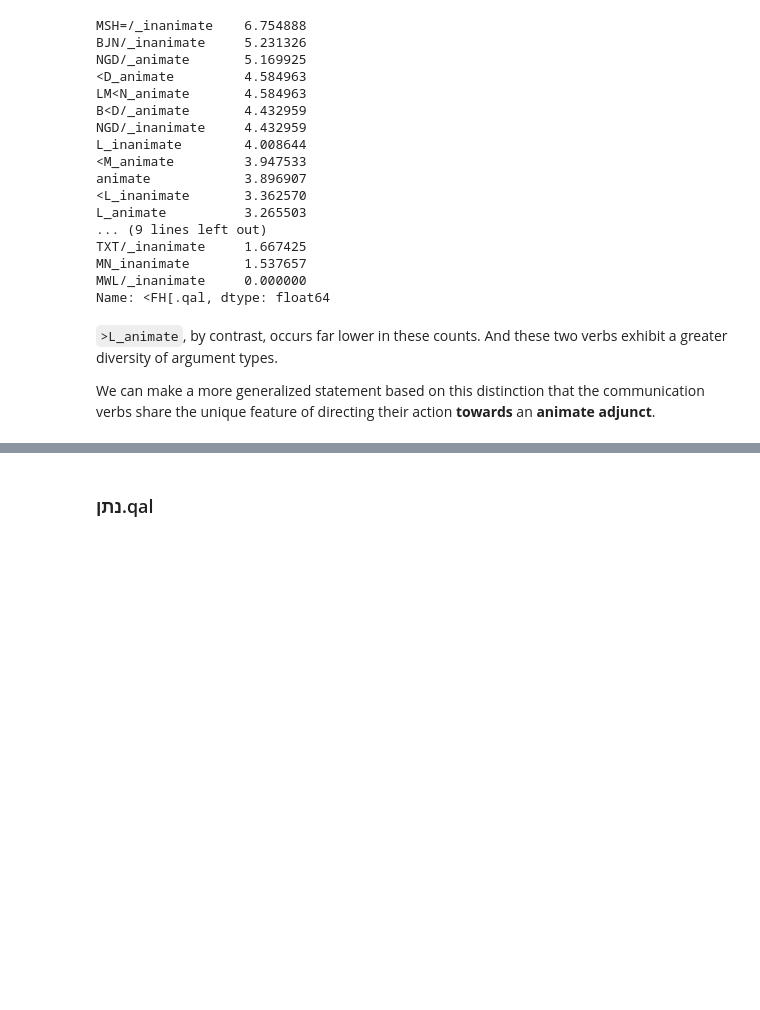
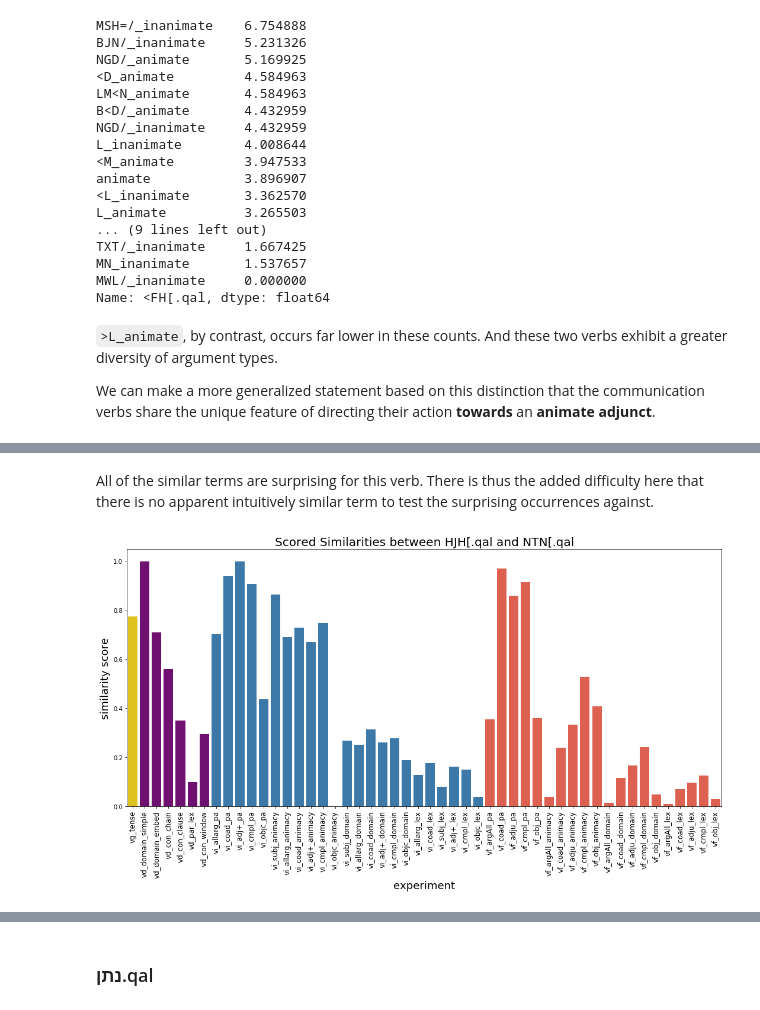
Before and after one commit to codykingham/verb_semantics, a Jupyter notebook: first_analysis.ipynb, the cells around one changed output, grey strips where cells are left out. Drawn from its saved outputs; the diff is of its cells as text; code cells hidden in the pictures; blank space fills up the shorter version.

```diff
--- a/first_analysis.ipynb
+++ b/first_analysis.ipynb
@@ -815,0 +828,6 @@ We can make a more generalized statement based on this distinction that the comm
+# %% [markdown]
+All of the similar terms are surprising for this verb. There is thus the added difficulty here that there is no apparent intuitively similar term to test the surprising occurrences against.
+# %%
+be_give = get_sim_experiments('HJH[.qal', 'NTN[.qal')
+# %% [output]
+[figure, added]
```
Also changed, not shown: parts of 6 cells of this notebook.
